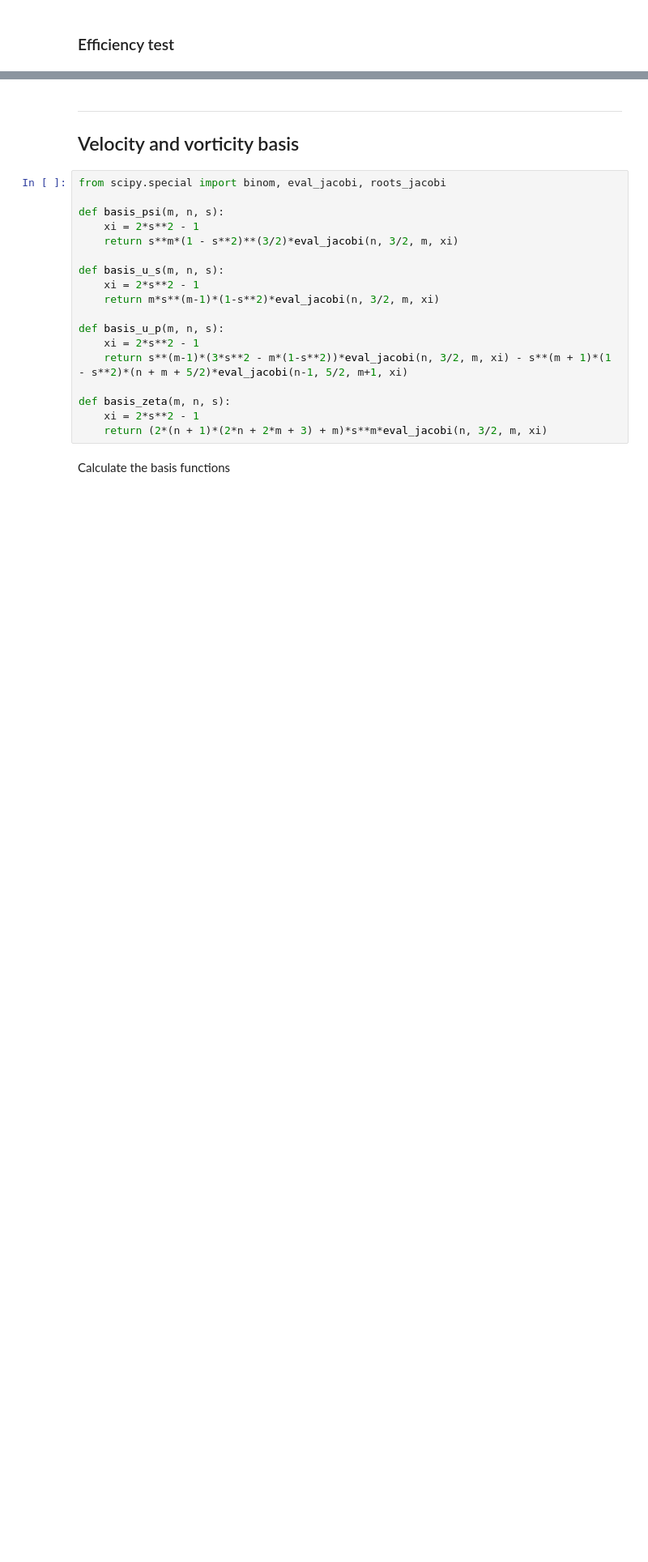
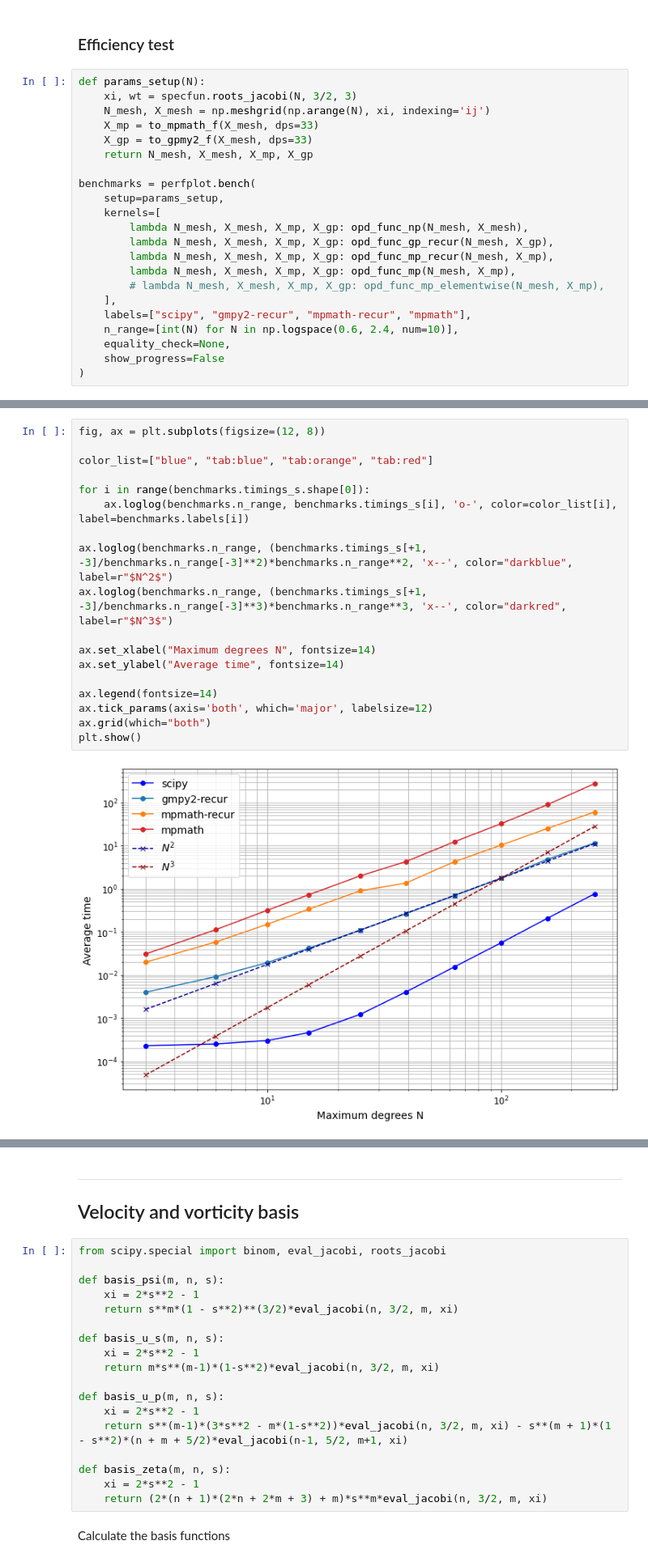
Before and after one commit to GentleMin/PlesioGeostroPy, a Jupyter notebook: Tests.ipynb, the cells around one changed output, grey strips where cells are left out. Shown at 81% size. Saved outputs shown, nothing was run; the diff lists cells and outputs as text; blank space fills up the shorter version.

```diff
--- a/Tests.ipynb
+++ b/Tests.ipynb
@@ -986,2 +925,24 @@ array([mpfr('4085.438968317579152793869058463802',112),
 # %% [markdown]
 ### Efficiency test
+# %%
+def params_setup(N):
+    xi, wt = specfun.roots_jacobi(N, 3/2, 3)
+    N_mesh, X_mesh = np.meshgrid(np.arange(N), xi, indexing='ij')
+    X_mp = to_mpmath_f(X_mesh, dps=33)
+    X_gp = to_gpmy2_f(X_mesh, dps=33)
+    return N_mesh, X_mesh, X_mp, X_gp
+
+benchmarks = perfplot.bench(
+    setup=params_setup,
+    kernels=[
+        lambda N_mesh, X_mesh, X_mp, X_gp: opd_func_np(N_mesh, X_mesh),
+        lambda N_mesh, X_mesh, X_mp, X_gp: opd_func_gp_recur(N_mesh, X_gp),
+        lambda N_mesh, X_mesh, X_mp, X_gp: opd_func_mp_recur(N_mesh, X_mp),
+        lambda N_mesh, X_mesh, X_mp, X_gp: opd_func_mp(N_mesh, X_mp),
+        # lambda N_mesh, X_mesh, X_mp, X_gp: opd_func_mp_elementwise(N_mesh, X_mp),
+    ],
+    labels=["scipy", "gmpy2-recur", "mpmath-recur", "mpmath"],
+    n_range=[int(N) for N in np.logspace(0.6, 2.4, num=10)],
+    equality_check=None,
+    show_progress=False
+)
@@ -987,0 +972,20 @@ array([mpfr('4085.438968317579152793869058463802',112),
+# %%
+fig, ax = plt.subplots(figsize=(12, 8))
+
+color_list=["blue", "tab:blue", "tab:orange", "tab:red"]
+
+for i in range(benchmarks.timings_s.shape[0]):
+    ax.loglog(benchmarks.n_range, benchmarks.timings_s[i], 'o-', color=color_list[i], label=benchmarks.labels[i])
+
+ax.loglog(benchmarks.n_range, (benchmarks.timings_s[+1, -3]/benchmarks.n_range[-3]**2)*benchmarks.n_range**2, 'x--', color="darkblue", label=r"$N^2$")
+ax.loglog(benchmarks.n_range, (benchmarks.timings_s[+1, -3]/benchmarks.n_range[-3]**3)*benchmarks.n_range**3, 'x--', color="darkred", label=r"$N^3$")
+
+ax.set_xlabel("Maximum degrees N", fontsize=14)
+ax.set_ylabel("Average time", fontsize=14)
+
+ax.legend(fontsize=14)
+ax.tick_params(axis='both', which='major', labelsize=12)
+ax.grid(which="both")
+plt.show()
+# %% [output]
+[figure, added]
```
Also changed, not shown: parts of 32 cells of this notebook, 5 other files.
